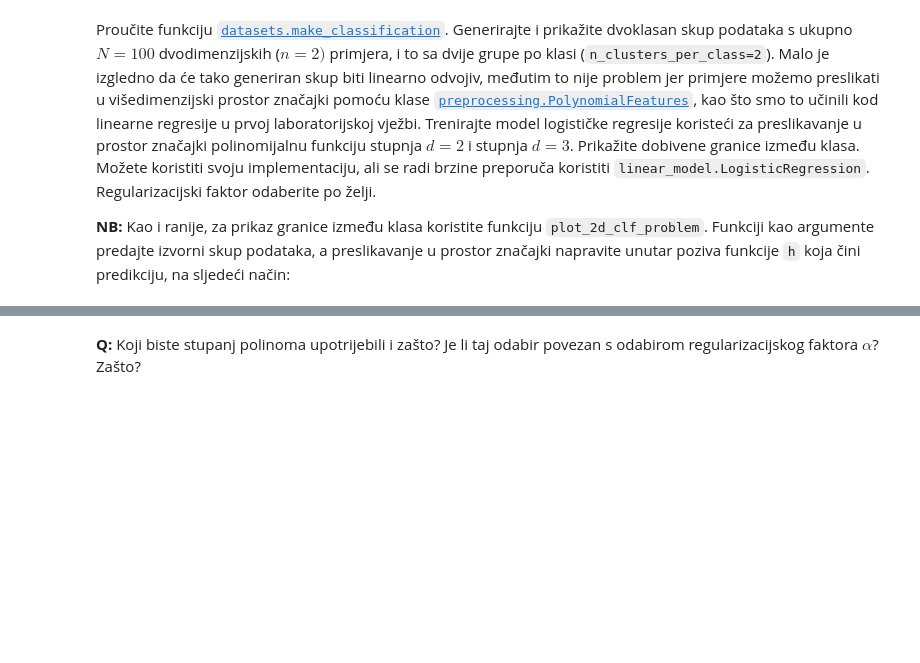
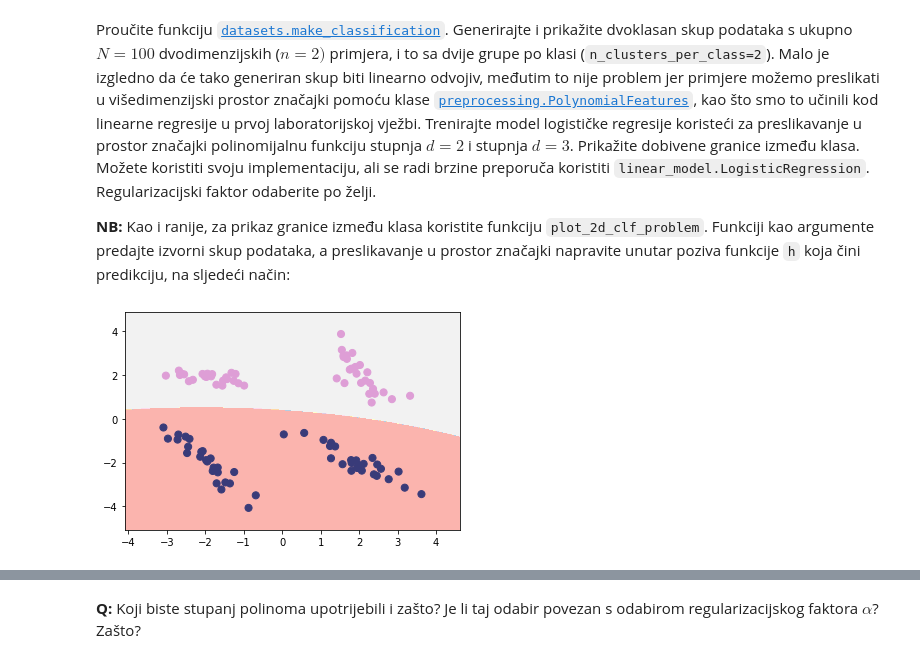
Before and after one commit to mislavivancic/machine-learning-homeworks, a Jupyter notebook: Lab2/SU-2019-LAB02-LDM-LR.ipynb, the cells around one changed output, grey strips where cells are left out. Cells and saved outputs as stored; diff of their text form; code cells hidden in the pictures; blank space fills up the shorter version.

```diff
--- a/Lab2/SU-2019-LAB02-LDM-LR.ipynb
+++ b/Lab2/SU-2019-LAB02-LDM-LR.ipynb
@@ -575,4 +572,19 @@ ValueError: x and y must have same first dimension, but have shapes (2000,) and
 Proučite funkciju [`datasets.make_classification`](http://scikit-learn.org/stable/modules/generated/sklearn.datasets.make_classification.html). Generirajte i prikažite dvoklasan skup podataka s ukupno $N=100$ dvodimenzijskih ($n=2)$ primjera, i to sa dvije grupe po klasi (`n_clusters_per_class=2`). Malo je izgledno da će tako generiran skup biti linearno odvojiv, međutim to nije problem jer primjere možemo preslikati u višedimenzijski prostor značajki pomoću klase [`preprocessing.PolynomialFeatures`](http://scikit-learn.org/stable/modules/generated/sklearn.preprocessing.PolynomialFeatures.html), kao što smo to učinili kod linearne regresije u prvoj laboratorijskoj vježbi. Trenirajte model logističke regresije koristeći za preslikavanje u prostor značajki polinomijalnu funkciju stupnja $d=2$ i stupnja $d=3$. Prikažite dobivene granice između klasa. Možete koristiti svoju implementaciju, ali se radi brzine preporuča koristiti `linear_model.LogisticRegression`. Regularizacijski faktor odaberite po želji.
 
 **NB:** Kao i ranije, za prikaz granice između klasa koristite funkciju `plot_2d_clf_problem`. Funkciji kao argumente predajte izvorni skup podataka, a preslikavanje u prostor značajki napravite unutar poziva funkcije `h` koja čini predikciju, na sljedeći način:
+# %%
+from sklearn.preprocessing import PolynomialFeatures
+X, y = make_classification(n_samples=100, n_features=2,n_redundant=0,n_clusters_per_class=2, n_classes=2,class_sep=2)
+
+poly = PolynomialFeatures(2)
+phi = poly.fit_transform(X)
+model = LogisticRegression(C=1.0,solver='lbfgs')
+model.fit(phi,y)
+mlutils.plot_2d_clf_problem(X, y, lambda x : model.predict(poly.transform(x)))
+plt.show()
+#poly = PolynomialFeatures(2)
+#...
+#mlutils.plot_2d_clf_problem(X, y, lambda x : model.predict(poly.transform(x))
+# %% [output]
+[figure, added]
 # %%
```
Also changed, not shown: parts of 5 cells of this notebook.
